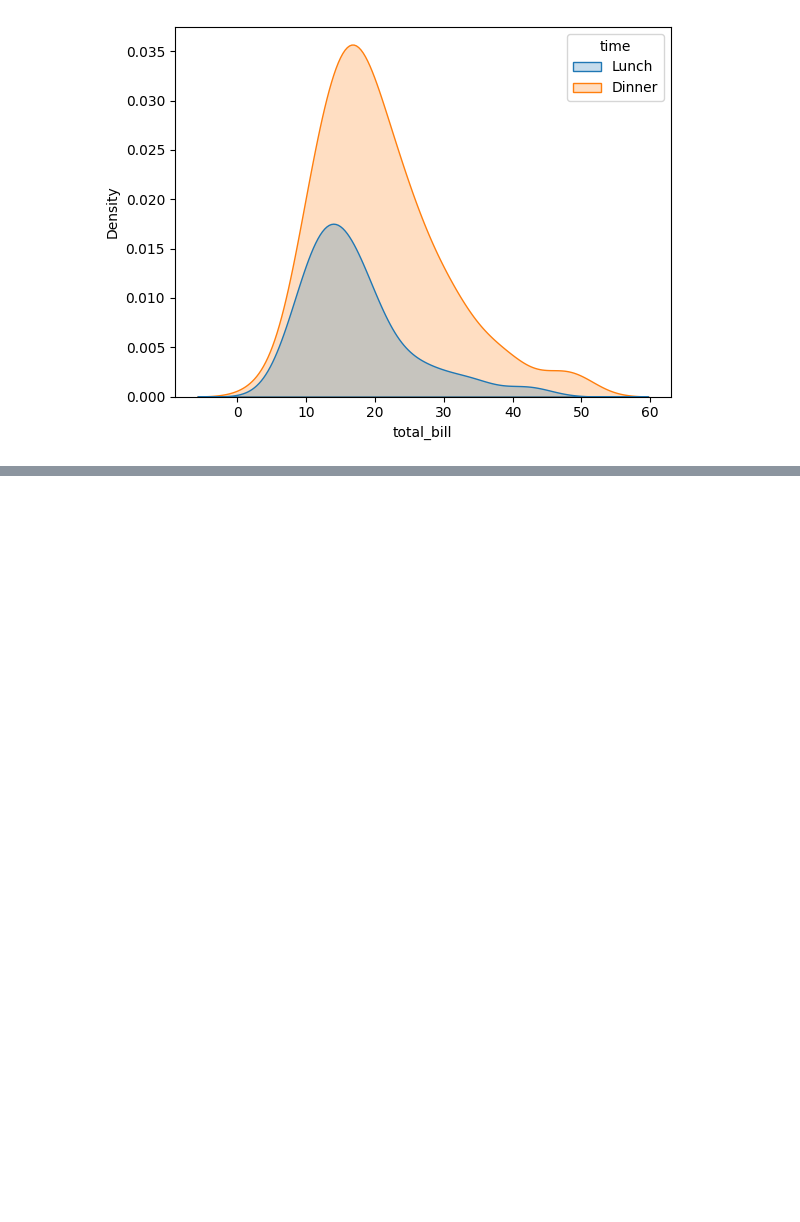
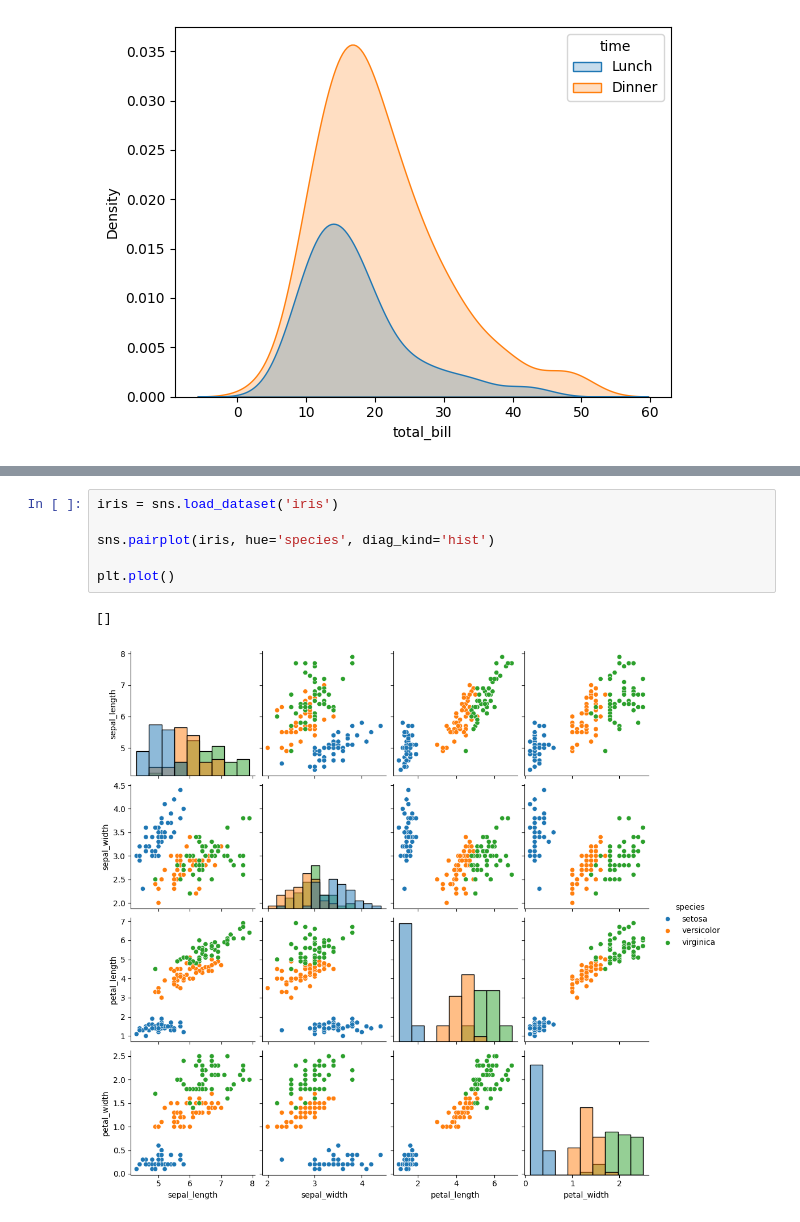
Before and after one commit to ARYANPATEL-BIT/learn-Pandas, a Jupyter notebook: seaborn.ipynb, the cells around one changed output, grey strips where cells are left out. Cells and saved outputs as stored; diff of their text form; blank space fills up the shorter version.

```diff
--- a/seaborn.ipynb
+++ b/seaborn.ipynb
@@ -94,0 +111,9 @@ plt.show()
+# %%
+iris = sns.load_dataset('iris')
+
+sns.pairplot(iris, hue='species', diag_kind='hist')
+
+plt.plot()
+# %% [output]
+[]
+[figure, added]
```
Also changed, not shown: parts of 3 cells of this notebook, 1 other file.
